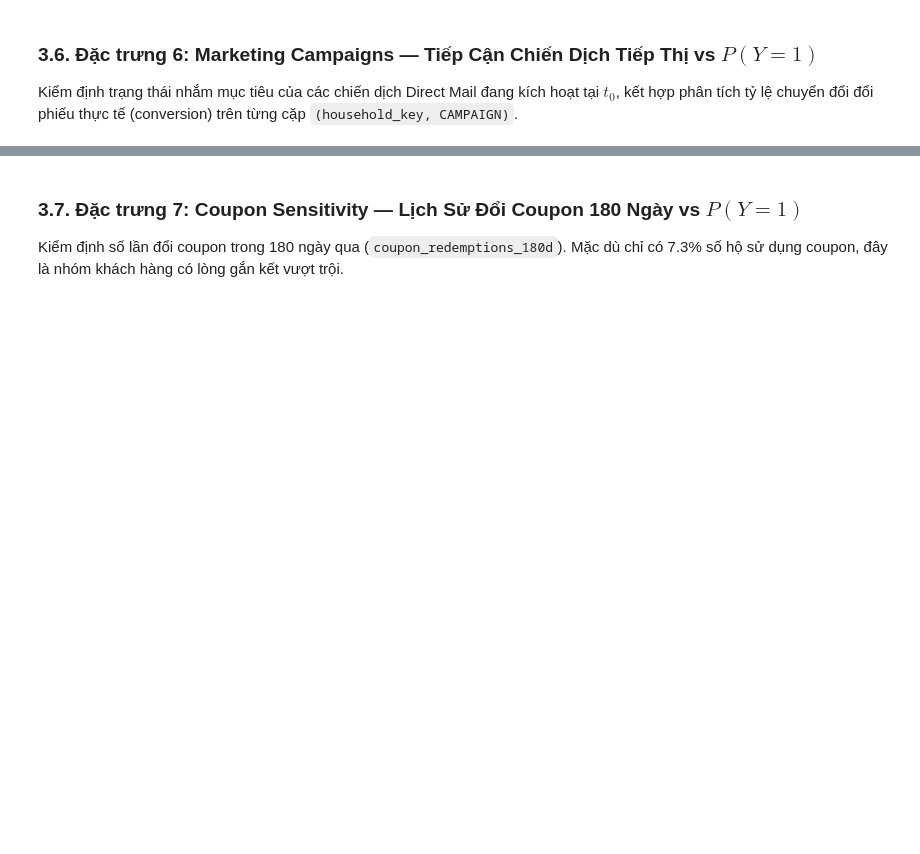
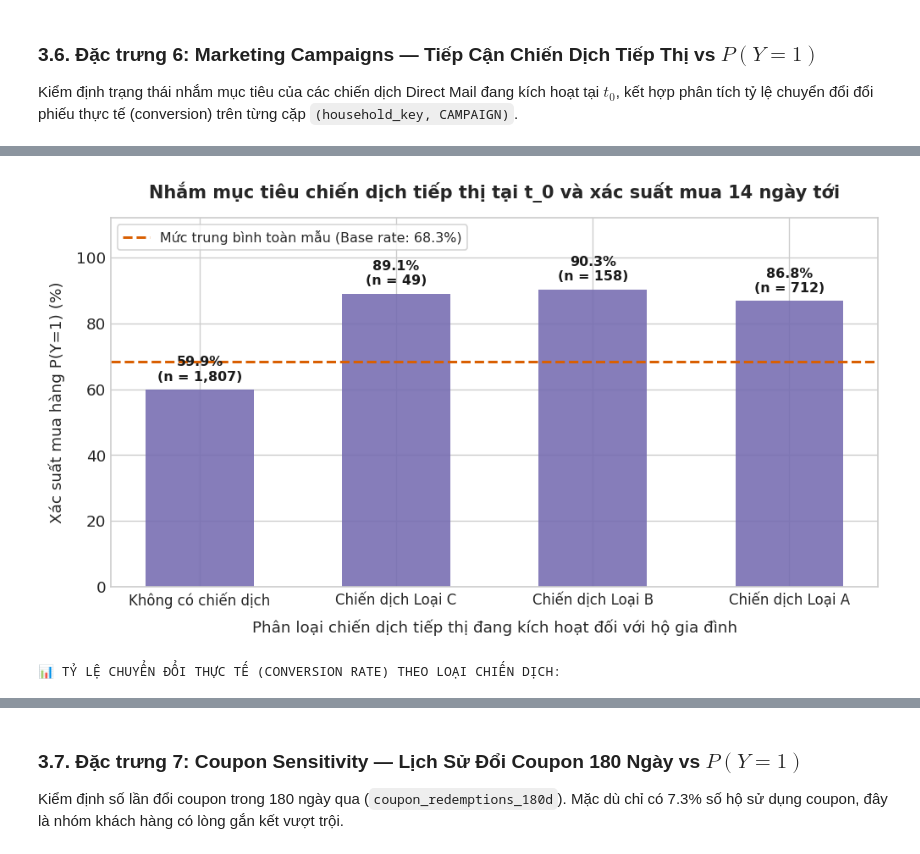
Before and after one commit to kien3007/purchasing-propensity-model, a Jupyter notebook: notebooks/01_eda_and_data_quality.ipynb, the cells around one changed output, grey strips where cells are left out. Saved outputs shown, nothing was run; the diff lists cells and outputs as text; code cells hidden in the pictures; blank space fills up the shorter version.

Commit message:
fix: resolve campaign targeting figure bug, format sample sizes, and align deck charts

```diff
--- a/notebooks/01_eda_and_data_quality.ipynb
+++ b/notebooks/01_eda_and_data_quality.ipynb
@@ -250,9 +250,9 @@ def plot_gold_standard(df_agg, col_cohort, col_p, col_n, title, xlabel, fig_name
     # Nhãn giá trị trên từng cột
     for idx, bar in enumerate(bars):
         h = bar.get_height()
-        n = df_agg[col_n].iloc[idx]
+        n_val = int(round(df_agg[col_n].iloc[idx]))
         ax.text(bar.get_x() + bar.get_width() / 2, h + 2.0,
-                f"{h:.1f}%\n(n={n:,})",
+                f"{h:.1f}%\n(n = {n_val:,})",
                 ha='center', va='bottom', fontsize=9.5, fontweight='bold', color='#1a1a1a')
 
     # Bỏ phần trong ngoặc của tên biểu đồ
@@ -687,0 +604,72 @@ display(df_conv)
+# %%
+# 1. Kiểm tra xác suất mua lại P(Y=1) khi có chiến dịch kích hoạt (Trung bình qua 5 mốc chốt sổ)
+camp_res = []
+for t0_val in [250, 350, 450, 550, 650]:
+    q_camp = f"""
+    WITH active_camps AS (
+        SELECT c.household_key, d.DESCRIPTION AS camp_type
+        FROM df_camp c
+        JOIN df_camp_desc d ON c.CAMPAIGN = d.CAMPAIGN
+        WHERE d.START_DAY <= {t0_val} AND d.END_DAY >= {t0_val}
+    ),
+    camp_summary AS (
+        SELECT
+            household_key,
+            MAX(CASE WHEN camp_type = 'TypeA' THEN 1 ELSE 0 END) AS has_type_a,
+            MAX(CASE WHEN camp_type = 'TypeB' THEN 1 ELSE 0 END) AS has_type_b,
+            MAX(CASE WHEN camp_type = 'TypeC' THEN 1 ELSE 0 END) AS has_type_c
+        FROM active_camps GROUP BY household_key
+    ),
+    all_hh AS (SELECT DISTINCT household_key FROM df_trans),
+    fut AS (SELECT DISTINCT household_key FROM baskets WHERE DAY > {t0_val} AND DAY <= {t0_val + 14})
+    SELECT
+        CASE
+            WHEN s.has_type_a = 1 THEN 'Chiến dịch Loại A'
+            WHEN s.has_type_b = 1 THEN 'Chiến dịch Loại B'
+            WHEN s.has_type_c = 1 THEN 'Chiến dịch Loại C'
+            ELSE 'Không có chiến dịch'
+        END AS camp_cohort,
+        COUNT(*) AS n_hh,
+        ROUND(SUM(CASE WHEN f.household_key IS NOT NULL THEN 1 ELSE 0 END)*100.0/COUNT(*), 2) AS p_y1
+    FROM all_hh a
+    LEFT JOIN camp_summary s ON a.household_key = s.household_key
+    LEFT JOIN fut f ON a.household_key = f.household_key
+    GROUP BY 1
+    """
+    camp_res.append(con.execute(q_camp).df())
+
+df_camp_p = pd.concat(camp_res).groupby('camp_cohort').agg(n=('n_hh', 'mean'), p_y1=('p_y1', 'mean')).reindex([
+    'Không có chiến dịch', 'Chiến dịch Loại C', 'Chiến dịch Loại B', 'Chiến dịch Loại A'
+]).reset_index()
+display(df_camp_p)
+
+plot_gold_standard(df_camp_p, 'camp_cohort', 'p_y1', 'n',
+                   title="Nhắm mục tiêu chiến dịch tiếp thị tại t_0 và xác suất mua 14 ngày tới",
+                   xlabel="Phân loại chiến dịch tiếp thị đang kích hoạt đối với hộ gia đình",
+                   fig_name="07_p_y1_campaign_targeting.png",
+                   bar_color='#756bb1')
+
+# 2. Bóc tách tỷ lệ đổi phiếu thực tế (Conversion) trên từng cặp (household, CAMPAIGN)
+q_conv = """
+WITH targeted AS (
+    SELECT c.household_key, c.CAMPAIGN, cd.DESCRIPTION AS camp_type
+    FROM df_camp c
+    JOIN df_camp_desc cd ON c.CAMPAIGN = cd.CAMPAIGN
+),
+redeemed AS (
+    SELECT DISTINCT household_key, CAMPAIGN
+    FROM df_redempt
+)
+SELECT t.camp_type AS Loai_Chien_Dich,
+       COUNT(*) AS Tong_Cap_Nham_Muc_Tieu,
+       COUNT(r.household_key) AS So_Cap_Doi_Phieu,
+       ROUND(COUNT(r.household_key) * 100.0 / COUNT(*), 2) AS Ty_Le_Chuyen_Doi_Pct
+FROM targeted t
+LEFT JOIN redeemed r ON t.household_key = r.household_key AND t.CAMPAIGN = r.CAMPAIGN
+GROUP BY t.camp_type
+ORDER BY Ty_Le_Chuyen_Doi_Pct DESC
+"""
+df_conv = con.execute(q_conv).df()
+print("📊 TỶ LỆ CHUYỂN ĐỔI THỰC TẾ (CONVERSION RATE) THEO LOẠI CHIẾN DỊCH:")
+display(df_conv)
+# %% [output]
@@ -687,0 +681,2 @@ display(df_conv)
+[figure, added]
+📊 TỶ LỆ CHUYỂN ĐỔI THỰC TẾ (CONVERSION RATE) THEO LOẠI CHIẾN DỊCH:
```
Also changed, not shown: parts of 11 cells of this notebook, 16 other files.
